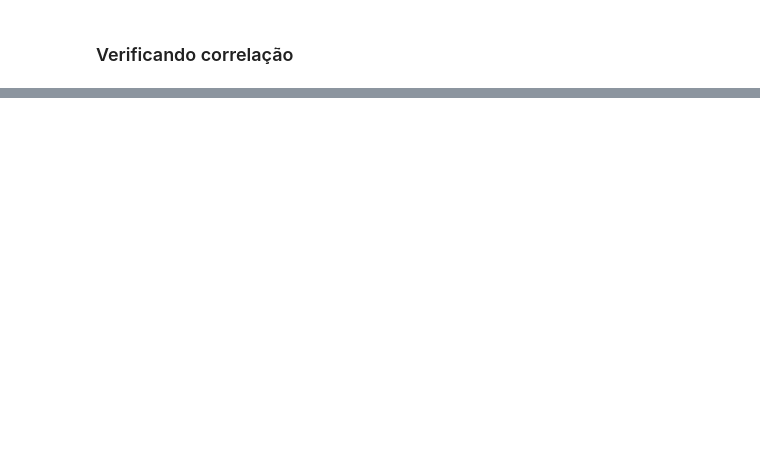
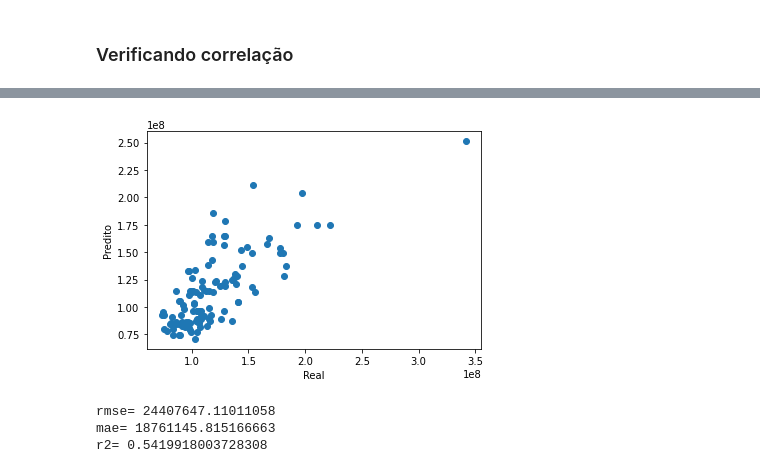
Before and after one commit to mateuspalacio/grupo_four_jupyter, a Jupyter notebook: Group_Four_AV2.ipynb, the cells around one changed output, grey strips where cells are left out. Saved outputs shown, nothing was run; the diff lists cells and outputs as text; code cells hidden in the pictures; blank space fills up the shorter version.

```diff
--- a/Group_Four_AV2.ipynb
+++ b/Group_Four_AV2.ipynb
@@ -426,0 +722,18 @@ plt.show()
+# %%
+plt.scatter(df_real_predito['real'],df_real_predito['predito'])
+
+plt.xlabel('Real')
+plt.ylabel('Predito')
+#plt.xlim(0,10)
+
+plt.show()
+
+print('rmse=',sqrt(mean_squared_error(df_real_predito['real'].array,df_real_predito['predito'].array)))
+print('mae=',mean_absolute_error(df_real_predito['real'].array,df_real_predito['predito'].array))
+#print('mape=',mean_absolute_percentage_error(df_real_predito['real'].array,df_real_predito['predito'].array))
+print('r2=',r2_score(df_real_predito['real'].array,df_real_predito['predito'].array))
+# %% [output]
+[figure, added]
+rmse= 24407647.11011058
+mae= 18761145.815166663
+r2= 0.5419918003728308
```
Also changed, not shown: parts of 36 cells of this notebook, 1 other file.
